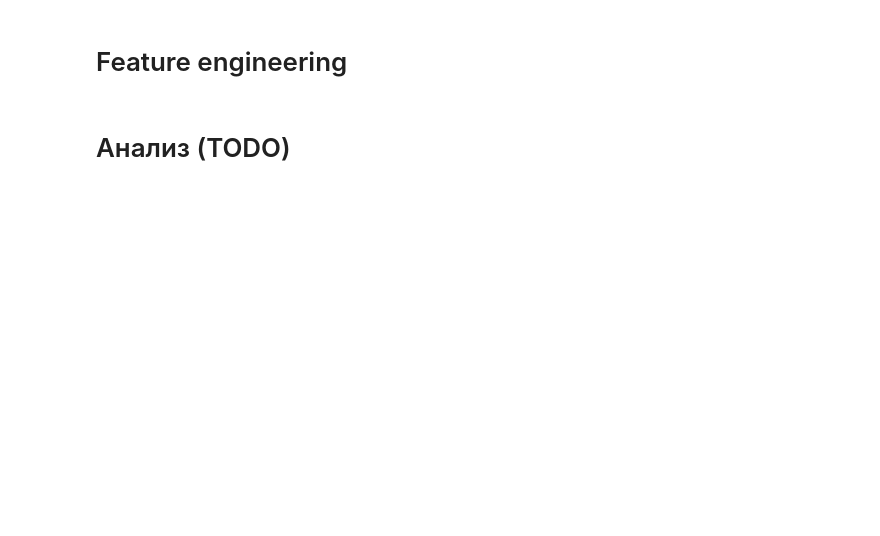
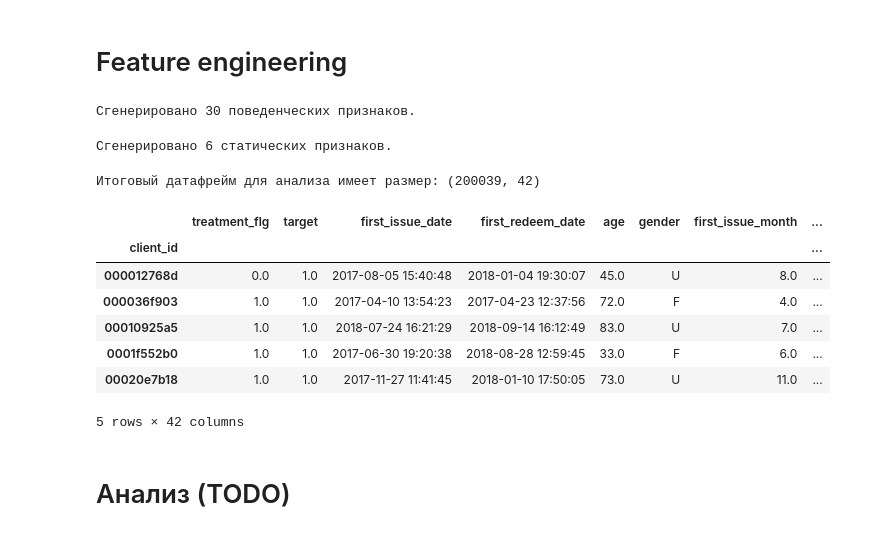
Before and after one commit to VShilovich/uplift-modeling-hse, a Jupyter notebook: EDA/eda.ipynb, the cells around one changed output. Cells and saved outputs as stored; diff of their text form; code cells hidden in the pictures; blank space fills up the shorter version.

```diff
--- a/EDA/eda.ipynb
+++ b/EDA/eda.ipynb
@@ -278,8 +286,63 @@ class ClientFeatureGenerator:
         }
 
         return features
+# %%
+class StaticFeatureGenerator:
+    """
+    Класс для извлечения и генерации статических признаков
+    на основе данных о клиентах (таблица df_clients).
+    """
+    def __init__(self, clients_info_df):
+        self.df = clients_info_df.copy()
+
+    def generate_features(self):
+        # Индекс для удобства
+        df_indexed = self.df.set_index('client_id')
+
+        features = pd.DataFrame(index=df_indexed.index)
+
+        # Признаки из дат
+        features['first_issue_month'] = pd.to_datetime(df_indexed['first_issue_date']).dt.month
+        features['first_issue_weekday'] = pd.to_datetime(df_indexed['first_issue_date']).dt.dayofweek
+        # Разница в днях между активацией и первым использованием
+        # Если не было использования, ставится пропуск
+        features['redeem_lag_days'] = (pd.to_datetime(df_indexed['first_redeem_date']) - pd.to_datetime(df_indexed['first_issue_date'])).dt.days
+
+        # Дамми для категориальных признаков
+        gender_dummies = pd.get_dummies(df_indexed['gender'], prefix='gender')
+        features = features.join(gender_dummies)
+
+        return features
 # %%
-feature_generator = ClientFeatureGenerator(purchases)
-features_df = feature_generator.generate_features()
+# Генерация поведенческих фичей
+behavioral_gen = BehavioralFeatureGenerator(purchases)
+behavioral_features_df = behavioral_gen.generate_features()
+print(f"Сгенерировано {behavioral_features_df.shape[1]} поведенческих признаков.")
+# %% [output]
+Сгенерировано 30 поведенческих признаков.
+# %%
+# Генерация статических фичей
+static_gen = StaticFeatureGenerator(df_clients)
+static_features_df = static_gen.generate_features()
+print(f"Сгенерировано {static_features_df.shape[1]} статических признаков.")
+# %% [output]
+Сгенерировано 6 статических признаков.
+# %%
+# Объединение всех данных в один датафрейм с признаками
+final_df_for_analysis = df_clients.set_index('client_id').join([static_features_df, behavioral_features_df])
+print(f"\nИтоговый датафрейм для анализа имеет размер: {final_df_for_analysis.shape}")
+# %% [output]
+Итоговый датафрейм для анализа имеет размер: (200039, 42)
+# %%
+final_df_for_analysis.head()
+# %% [output]
+|  | treatment_flg | target | first_issue_date | first_redeem_date | age | gender | first_issue_month | ... |
+| client_id |  |  |  |  |  |  |  | ... |
+| 000012768d | 0.0 | 1.0 | 2017-08-05 15:40:48 | 2018-01-04 19:30:07 | 45.0 | U | 8.0 | ... |
+| 000036f903 | 1.0 | 1.0 | 2017-04-10 13:54:23 | 2017-04-23 12:37:56 | 72.0 | F | 4.0 | ... |
+| 00010925a5 | 1.0 | 1.0 | 2018-07-24 16:21:29 | 2018-09-14 16:12:49 | 83.0 | U | 7.0 | ... |
+| 0001f552b0 | 1.0 | 1.0 | 2017-06-30 19:20:38 | 2018-08-28 12:59:45 | 33.0 | F | 6.0 | ... |
+| 00020e7b18 | 1.0 | 1.0 | 2017-11-27 11:41:45 | 2018-01-10 17:50:05 | 73.0 | U | 11.0 | ... |
+5 rows × 42 columns
 # %% [markdown]
 # Анализ (TODO)
```
Also changed, not shown: parts of 9 cells of this notebook.
